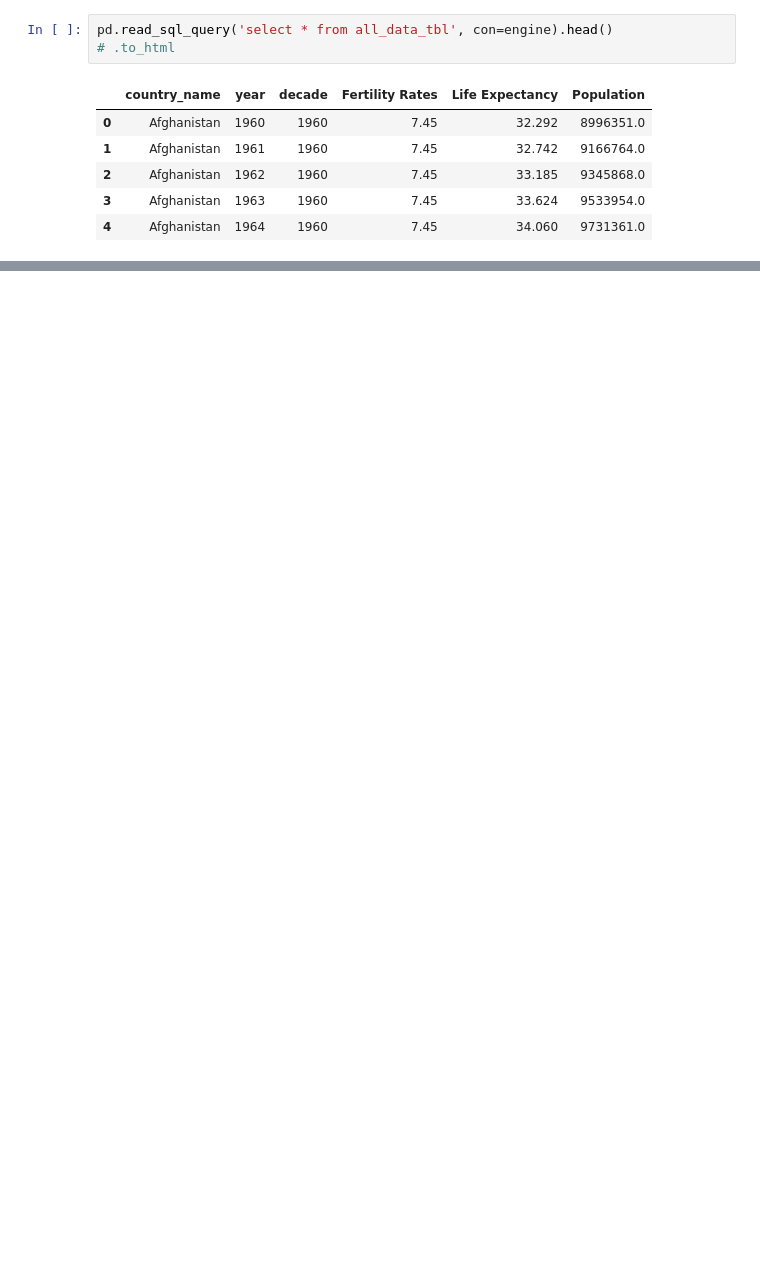
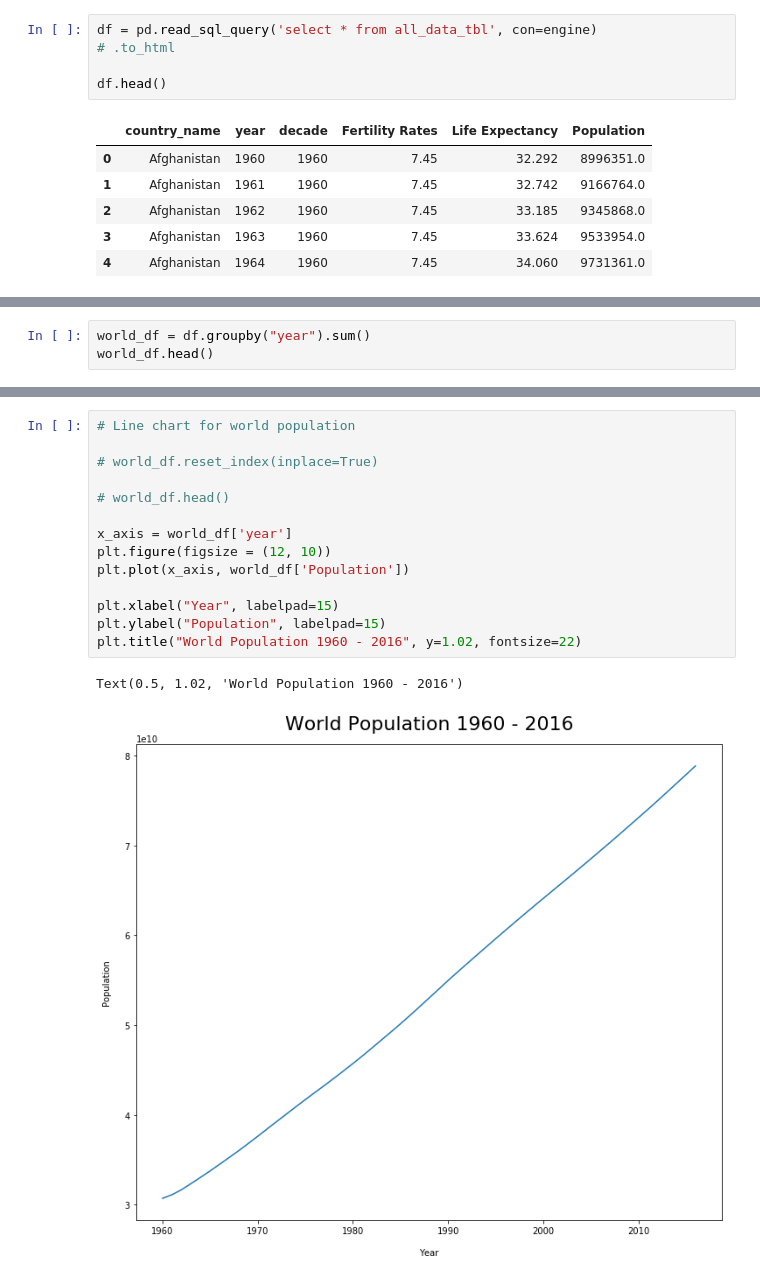
Before and after one commit to Starlinf/ETL_Project, a Jupyter notebook: ETL_pandas.ipynb, the cells around one changed output, grey strips where cells are left out. Saved outputs shown, nothing was run; the diff lists cells and outputs as text; blank space fills up the shorter version.

Commit message:
Added data analysis

```diff
--- a/ETL_pandas.ipynb
+++ b/ETL_pandas.ipynb
@@ -262,8 +258,10 @@ engine.table_names()
 # %% [output]
 ['all_data_tbl', 'test']
 # %%
-pd.read_sql_query('select * from all_data_tbl', con=engine).head()
+df = pd.read_sql_query('select * from all_data_tbl', con=engine)
 # .to_html
+
+df.head()
 # %% [output]
 |  | country_name | year | decade | Fertility Rates | Life Expectancy | Population |
 | 0 | Afghanistan | 1960 | 1960 | 7.45 | 32.292 | 8996351.0 |
@@ -273,0 +274,3 @@ pd.read_sql_query('select * from all_data_tbl', con=engine).head()
+# %%
+world_df = df.groupby("year").sum()
+world_df.head()
@@ -273,0 +285,17 @@ pd.read_sql_query('select * from all_data_tbl', con=engine).head()
+# %%
+# Line chart for world population
+
+# world_df.reset_index(inplace=True)
+
+# world_df.head()
+
+x_axis = world_df['year']
+plt.figure(figsize = (12, 10))
+plt.plot(x_axis, world_df['Population'])
+
+plt.xlabel("Year", labelpad=15)
+plt.ylabel("Population", labelpad=15)
+plt.title("World Population 1960 - 2016", y=1.02, fontsize=22)
+# %% [output]
+Text(0.5, 1.02, 'World Population 1960 - 2016')
+[figure, added]
```
Also changed, not shown: parts of 27 cells of this notebook.
